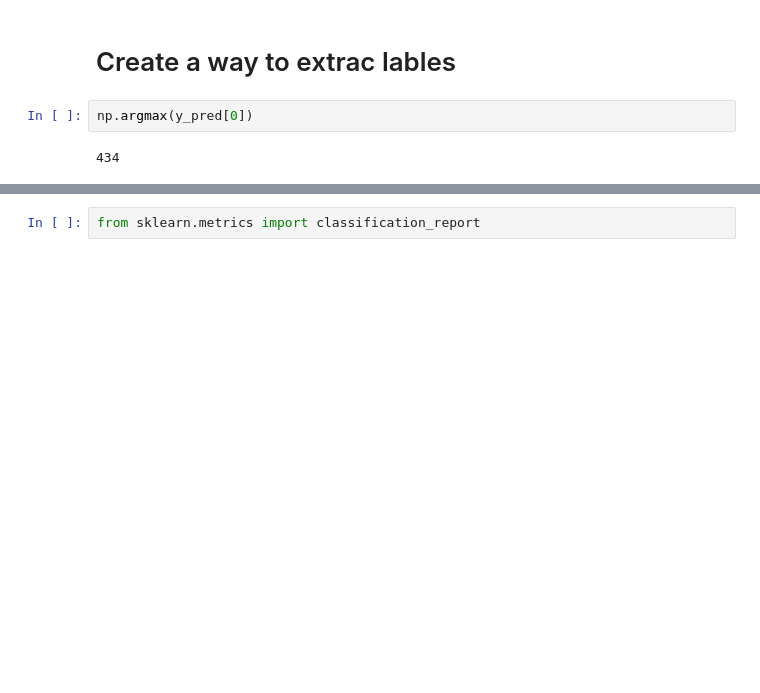
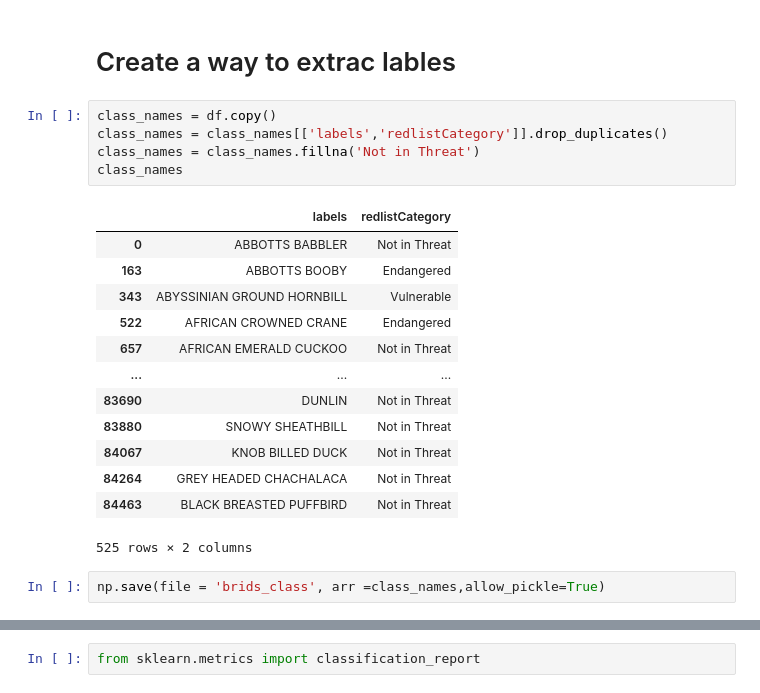
Before and after one commit to infoshareacademy/JDSZR11-chubs_chubs, a Jupyter notebook: Birds Image Clasification/bird_525.ipynb, the cells around one changed output, grey strips where cells are left out. Saved outputs shown, nothing was run; the diff lists cells and outputs as text; blank space fills up the shorter version.

```diff
--- a/Birds Image Clasification/bird_525.ipynb
+++ b/Birds Image Clasification/bird_525.ipynb
@@ -344,6 +309,23 @@ y_pred = new_model.predict(test)
 # %% [markdown]
 # Create a way to extrac lables
-# %%
-np.argmax(y_pred[0])
-# %% [output]
-434
+# %%
+class_names = df.copy()
+class_names = class_names[['labels','redlistCategory']].drop_duplicates()
+class_names = class_names.fillna('Not in Threat')
+class_names
+# %% [output]
+|  | labels | redlistCategory |
+| 0 | ABBOTTS BABBLER | Not in Threat |
+| 163 | ABBOTTS BOOBY | Endangered |
+| 343 | ABYSSINIAN GROUND HORNBILL | Vulnerable |
+| 522 | AFRICAN CROWNED CRANE | Endangered |
+| 657 | AFRICAN EMERALD CUCKOO | Not in Threat |
+| ... | ... | ... |
+| 83690 | DUNLIN | Not in Threat |
+| 83880 | SNOWY SHEATHBILL | Not in Threat |
+| 84067 | KNOB BILLED DUCK | Not in Threat |
+| 84264 | GREY HEADED CHACHALACA | Not in Threat |
+| 84463 | BLACK BREASTED PUFFBIRD | Not in Threat |
+525 rows × 2 columns
+# %%
+np.save(file = 'brids_class', arr =class_names,allow_pickle=True)
```
Also changed, not shown: parts of 25 cells of this notebook, 2 other files.
